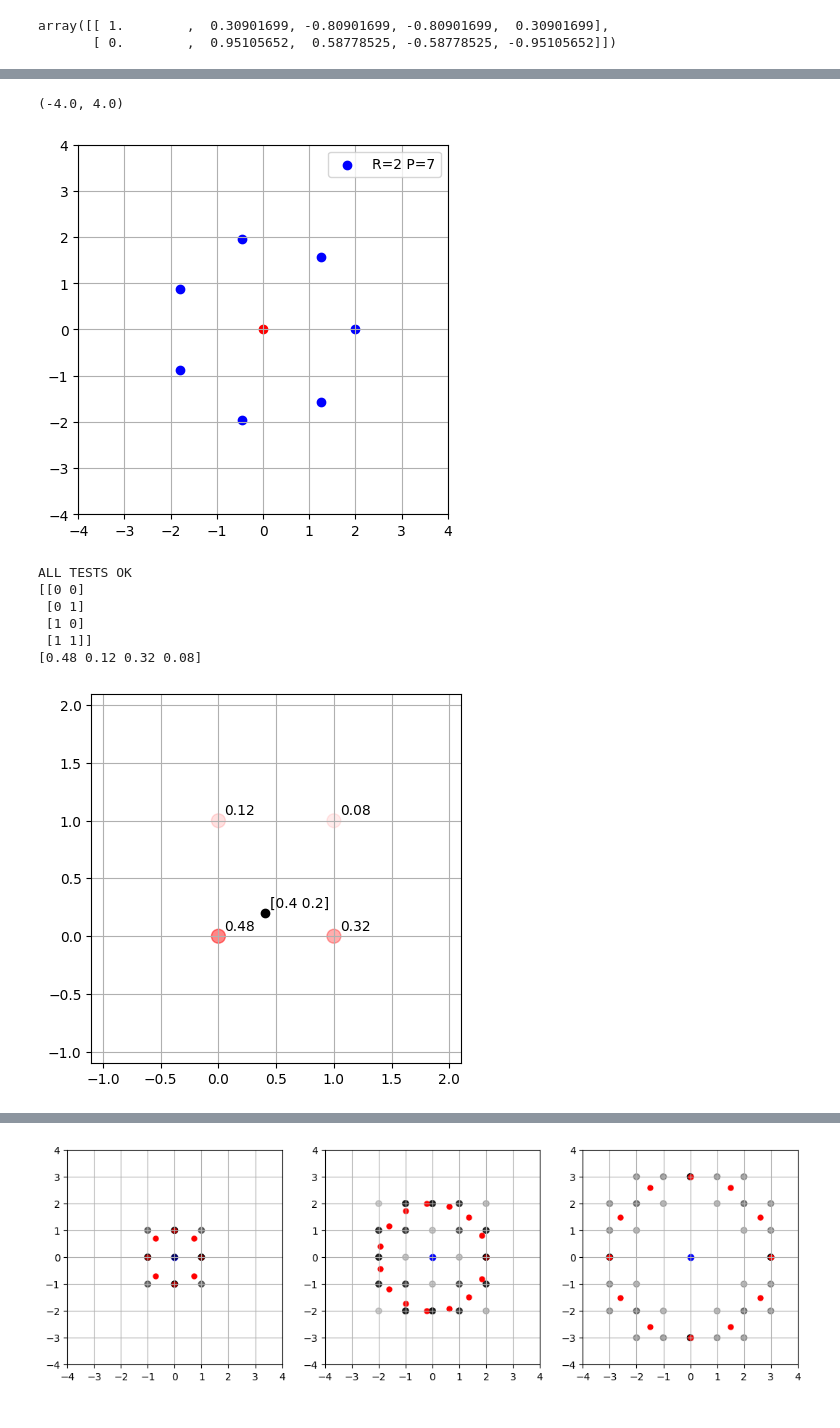
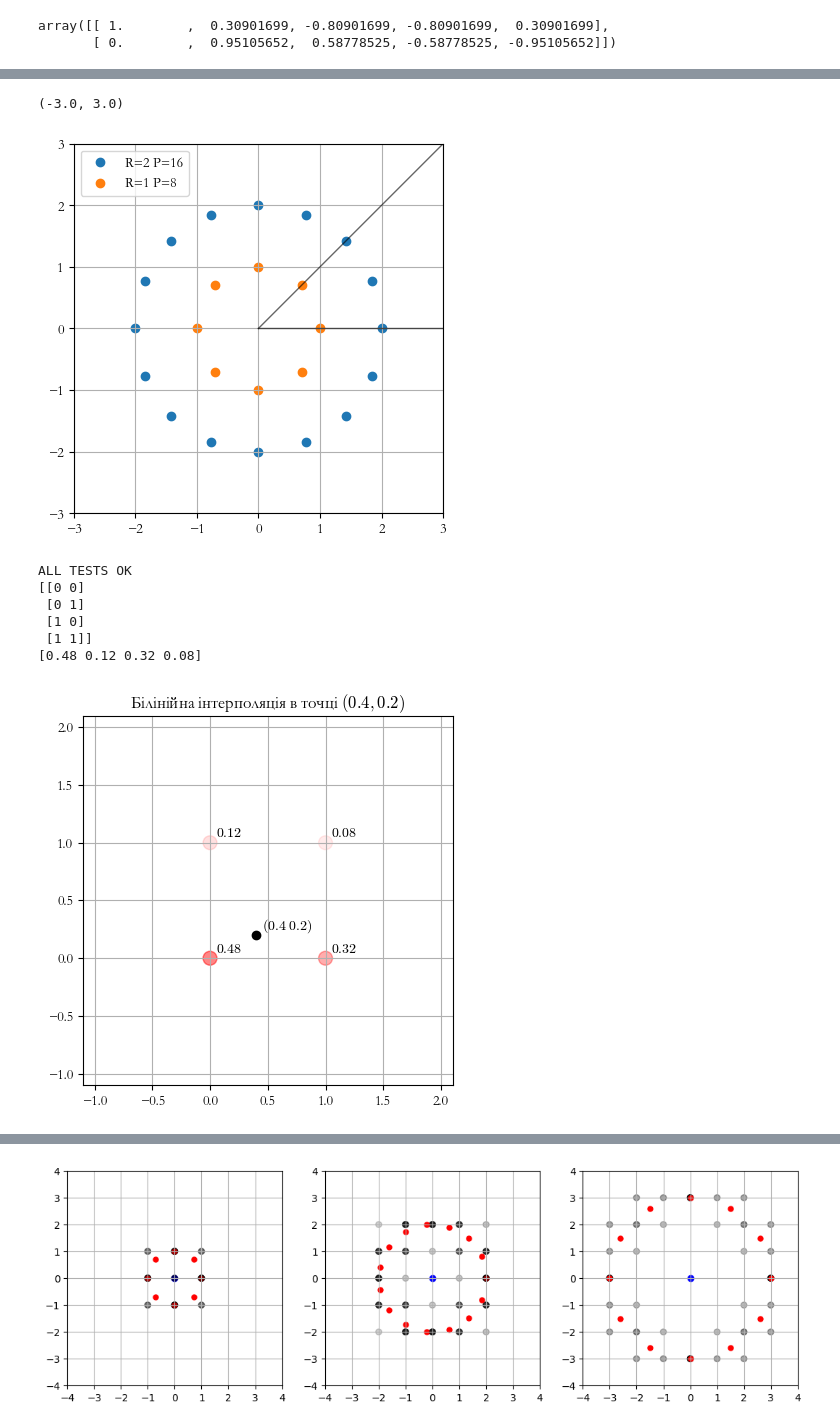
Before and after one commit to mkrooted256/grad-school, a Jupyter notebook: диплом/clique.ipynb, the cells around one changed output, grey strips where cells are left out. Drawn from its saved outputs; the diff is of its cells as text; code cells hidden in the pictures.

```diff
--- a/диплом/clique.ipynb
+++ b/диплом/clique.ipynb
@@ -6,6 +7,9 @@ import matplotlib.ticker as tck
 import sklearn as skl
 # %%
 mpl.rcParams['axes.grid'] = False
+
+mpl.rcParams['font.family'] = 'Garamond'
+mpl.rcParams['mathtext.fontset'] = 'cm'
 # %%
 def generate_circle(R: float, P: int, closed=False) -> tuple[np.ndarray, np.ndarray]:
     phi = np.linspace(0,2*np.pi, P+int(closed), endpoint=closed)
@@ -18,19 +36,25 @@ array([[ 1.        ,  0.30901699, -0.80901699, -0.80901699,  0.30901699],
 # %%
-C = generate_circle(2,7)
+C = generate_circle(2,16)
+C1 = generate_circle(1,8)
 
 def plot_clique(center, clique, label=None):
-    plt.scatter(*center, color='red')
-    plt.scatter(*clique, color='blue', label=label)
+    # plt.scatter(*center, color='red')
+    plt.scatter(*clique, label=label)
 
-plot_clique((0,0), C, "R=2 P=7")
+plt.plot([0,3],[0,0], '-', c='k', linewidth=1, alpha=0.6)
+plt.plot([0,C[0][2]*5],[0,C[1][2]*5], '-', c='k', linewidth=1, alpha=0.6)
+# plt.plot([0,C1[0][1]*5],[0,C1[1][1]*5], '-', c='k', linewidth=1, alpha=0.6)
+
+plot_clique((0,0), C, "R=2 P=16")
+plot_clique((0,0), C1, "R=1 P=8")
 plt.legend()
 plt.gca().set_aspect('equal')
 plt.grid(True, 'both')
-plt.xlim(-4, 4)
-plt.ylim(-4, 4)
+plt.xlim(-3, 3)
+plt.ylim(-3, 3)
 # %% [output]
-(-4.0, 4.0)
+(-3.0, 3.0)
-[figure, old version]
+[figure, new version]
 # %%
 
 # Always returns 4 points. Points can repeat with different weights.
@@ -93,36 +117,41 @@ def test_interp_nodes():
     assert ( nodes == ((3,-4), (3,-3), (4,-4), (4,-3)) ).all(), nodes
     assert (np.abs(w - wtrue) < 1e-12).all(), w-wtrue
 
     print("ALL TESTS OK")
 
 
 def demo_interp_nodes():
+    plt.rcParams['font.family'] = 'Garamond'
+    plt.rcParams['mathtext.fontset'] = 'cm'
+
     p = np.array((0.4,0.2))
     pp, ww = get_interp_nodes(p)
     print(pp)
     print(ww)
     plt.xlim(-1.1, 2.1)
     plt.ylim(-1.1, 2.1)
     plt.grid()
     plt.scatter(*p, c = 'k')
     plt.scatter(*pp.T, c = 'r', alpha = ww, s=100)
     plt.gca().set_aspect('equal')
 
-    plt.annotate(p, p+0.05)
+    plt.annotate(f"$({p[0]} \\; {p[1]})$", p+0.05)
     for p,w in zip(pp,ww):
-        plt.annotate(f"{w:.2f}", p+0.05)
+        plt.annotate(f"${w:.2f}$", p+0.05)
+
+    plt.title("Білінійна інтерполяція в точці $(0.4,0.2)$", math_fontfamily='cm')
 
 
 test_interp_nodes()
 demo_interp_nodes()
 # %% [output]
 ALL TESTS OK
 [[0 0]
  [0 1]
  [1 0]
  [1 1]]
 [0.48 0.12 0.32 0.08]
-[figure, old version]
+[figure, new version]
 # %%
 def normalpha(a):
     return a*9/10 + 0.09
```
Also changed, not shown: parts of 3 cells of this notebook, 21 other files.
